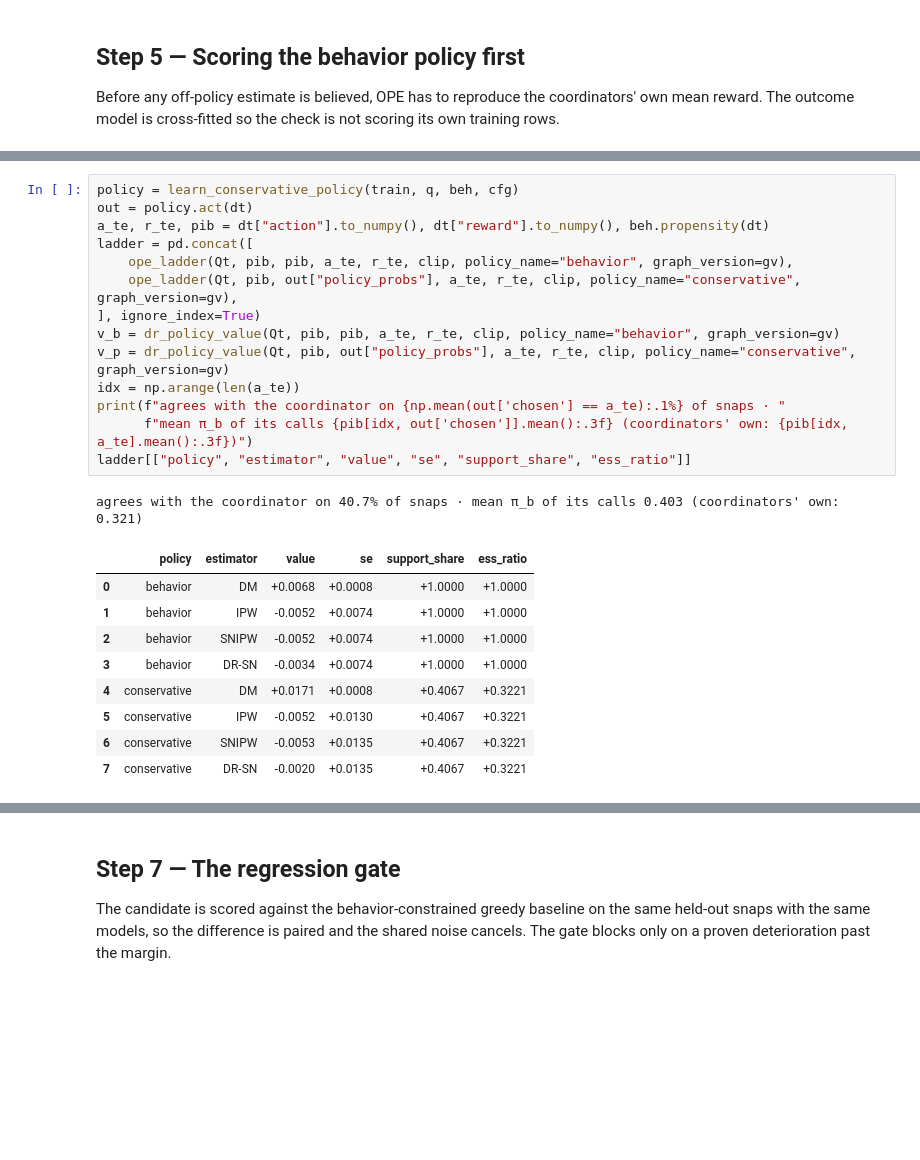
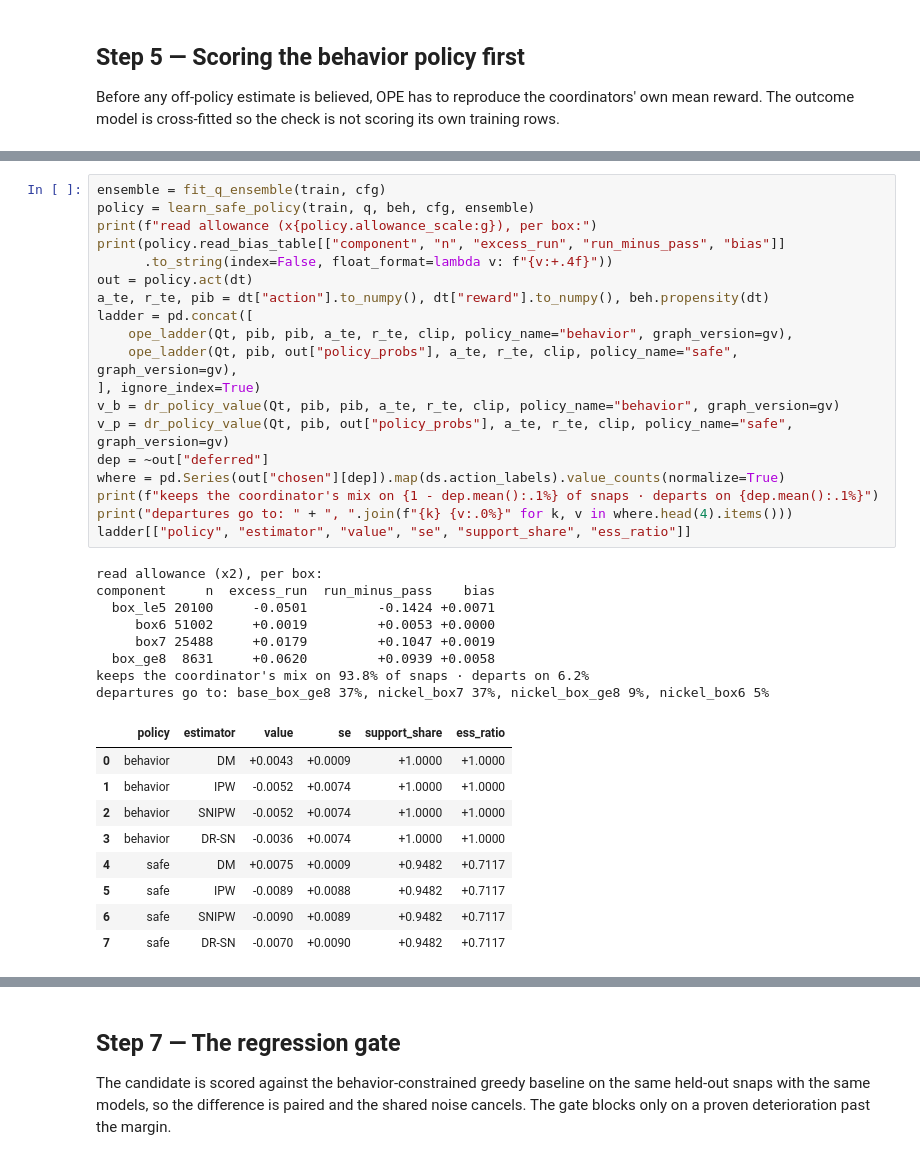
Before and after one commit to pendsec/nfl-playcalling, a Jupyter notebook: notebooks/v3_pipeline_walkthrough.ipynb, the cells around one changed output, grey strips where cells are left out. Cells and saved outputs as stored; diff of their text form; blank space fills up the shorter version.

```diff
--- a/notebooks/v3_pipeline_walkthrough.ipynb
+++ b/notebooks/v3_pipeline_walkthrough.ipynb
@@ -284,27 +377,39 @@ outcome model, IPW and SNIPW trust the propensities, DR needs only one of them t
 # %%
-policy = learn_conservative_policy(train, q, beh, cfg)
+ensemble = fit_q_ensemble(train, cfg)
+policy = learn_safe_policy(train, q, beh, cfg, ensemble)
+print(f"read allowance (x{policy.allowance_scale:g}), per box:")
+print(policy.read_bias_table[["component", "n", "excess_run", "run_minus_pass", "bias"]]
+      .to_string(index=False, float_format=lambda v: f"{v:+.4f}"))
 out = policy.act(dt)
 a_te, r_te, pib = dt["action"].to_numpy(), dt["reward"].to_numpy(), beh.propensity(dt)
 ladder = pd.concat([
     ope_ladder(Qt, pib, pib, a_te, r_te, clip, policy_name="behavior", graph_version=gv),
-    ope_ladder(Qt, pib, out["policy_probs"], a_te, r_te, clip, policy_name="conservative", graph_version=gv),
+    ope_ladder(Qt, pib, out["policy_probs"], a_te, r_te, clip, policy_name="safe", graph_version=gv),
 ], ignore_index=True)
 v_b = dr_policy_value(Qt, pib, pib, a_te, r_te, clip, policy_name="behavior", graph_version=gv)
-v_p = dr_policy_value(Qt, pib, out["policy_probs"], a_te, r_te, clip, policy_name="conservative", graph_version=gv)
-idx = np.arange(len(a_te))
-print(f"agrees with the coordinator on {np.mean(out['chosen'] == a_te):.1%} of snaps · "
-      f"mean π_b of its calls {pib[idx, out['chosen']].mean():.3f} (coordinators' own: {pib[idx, a_te].mean():.3f})")
+v_p = dr_policy_value(Qt, pib, out["policy_probs"], a_te, r_te, clip, policy_name="safe", graph_version=gv)
+dep = ~out["deferred"]
+where = pd.Series(out["chosen"][dep]).map(ds.action_labels).value_counts(normalize=True)
+print(f"keeps the coordinator's mix on {1 - dep.mean():.1%} of snaps · departs on {dep.mean():.1%}")
+print("departures go to: " + ", ".join(f"{k} {v:.0%}" for k, v in where.head(4).items()))
 ladder[["policy", "estimator", "value", "se", "support_share", "ess_ratio"]]
 # %% [output]
-agrees with the coordinator on 40.7% of snaps · mean π_b of its calls 0.403 (coordinators' own: 0.321)
+read allowance (x2), per box:
+component     n  excess_run  run_minus_pass    bias
+  box_le5 20100     -0.0501         -0.1424 +0.0071
+     box6 51002     +0.0019         +0.0053 +0.0000
+     box7 25488     +0.0179         +0.1047 +0.0019
+  box_ge8  8631     +0.0620         +0.0939 +0.0058
+keeps the coordinator's mix on 93.8% of snaps · departs on 6.2%
+departures go to: base_box_ge8 37%, nickel_box7 37%, nickel_box_ge8 9%, nickel_box6 5%
 |  | policy | estimator | value | se | support_share | ess_ratio |
-| 0 | behavior | DM | +0.0068 | +0.0008 | +1.0000 | +1.0000 |
+| 0 | behavior | DM | +0.0043 | +0.0009 | +1.0000 | +1.0000 |
 | 1 | behavior | IPW | -0.0052 | +0.0074 | +1.0000 | +1.0000 |
 | 2 | behavior | SNIPW | -0.0052 | +0.0074 | +1.0000 | +1.0000 |
-| 3 | behavior | DR-SN | -0.0034 | +0.0074 | +1.0000 | +1.0000 |
-| 4 | conservative | DM | +0.0171 | +0.0008 | +0.4067 | +0.3221 |
-| 5 | conservative | IPW | -0.0052 | +0.0130 | +0.4067 | +0.3221 |
-| 6 | conservative | SNIPW | -0.0053 | +0.0135 | +0.4067 | +0.3221 |
-| 7 | conservative | DR-SN | -0.0020 | +0.0135 | +0.4067 | +0.3221 |
+| 3 | behavior | DR-SN | -0.0036 | +0.0074 | +1.0000 | +1.0000 |
+| 4 | safe | DM | +0.0075 | +0.0009 | +0.9482 | +0.7117 |
+| 5 | safe | IPW | -0.0089 | +0.0088 | +0.9482 | +0.7117 |
+| 6 | safe | SNIPW | -0.0090 | +0.0089 | +0.9482 | +0.7117 |
+| 7 | safe | DR-SN | -0.0070 | +0.0090 | +0.9482 | +0.7117 |
 # %%
 sens = sensitivity_bounds(Qt, pib, out["policy_probs"], a_te, r_te, [1.0, 1.25, 1.5, 2.0, 3.0],
```
Also changed, not shown: parts of 19 cells of this notebook, 16 other files.
